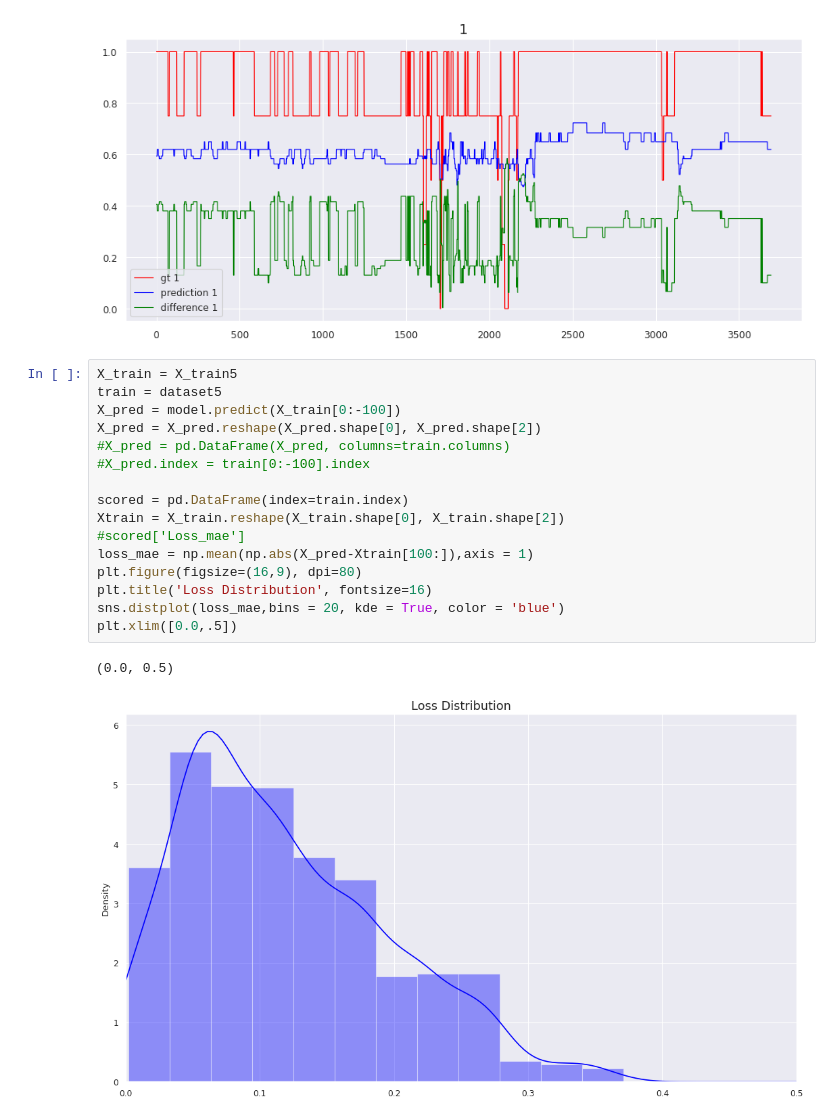
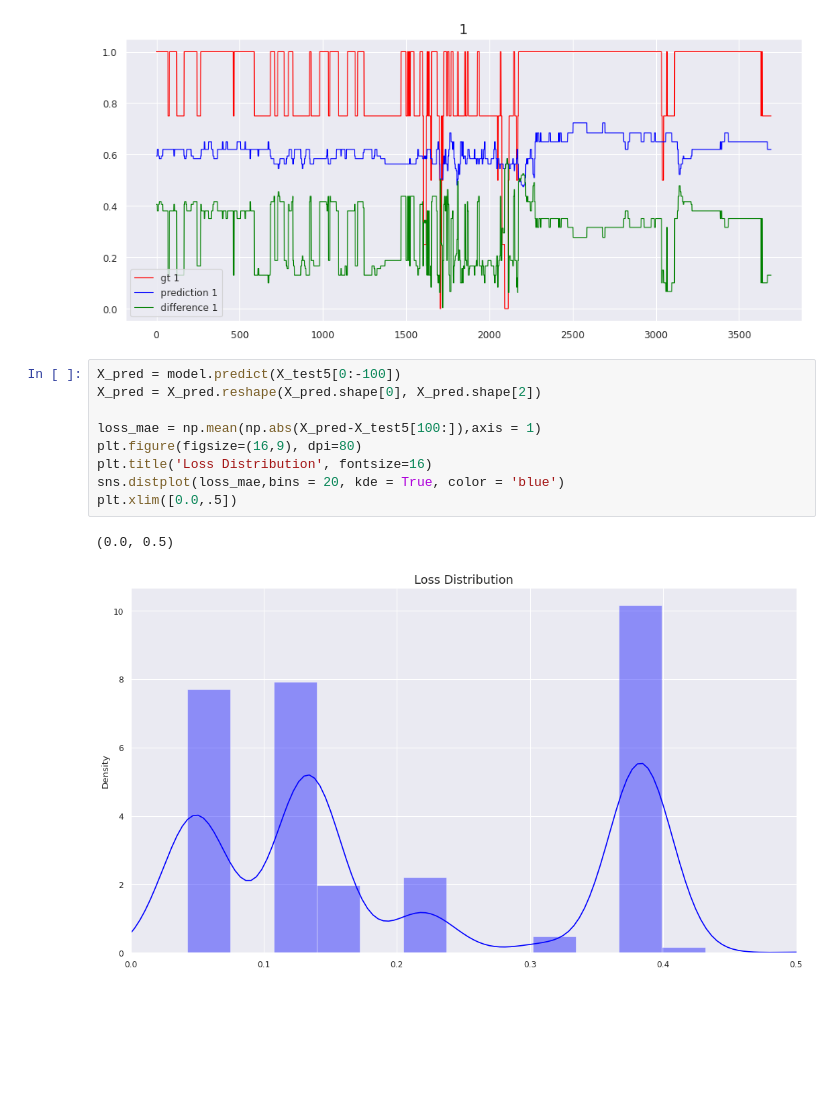
Before and after one commit to WilliamAshbee/AdvanceNetworkingAssignments, a Jupyter notebook: NetworkingProjectForecasting.ipynb, the cells around one changed output. Cells and saved outputs as stored; diff of their text form; blank space fills up the shorter version.

```diff
--- a/NetworkingProjectForecasting.ipynb
+++ b/NetworkingProjectForecasting.ipynb
@@ -656,21 +706,14 @@ for i in range(len(indexes)):
 [figure]
 [figure]
 # %%
-X_train = X_train5
-train = dataset5
-X_pred = model.predict(X_train[0:-100])
+X_pred = model.predict(X_test5[0:-100])
 X_pred = X_pred.reshape(X_pred.shape[0], X_pred.shape[2])
-#X_pred = pd.DataFrame(X_pred, columns=train.columns)
-#X_pred.index = train[0:-100].index
 
-scored = pd.DataFrame(index=train.index)
-Xtrain = X_train.reshape(X_train.shape[0], X_train.shape[2])
-#scored['Loss_mae']
-loss_mae = np.mean(np.abs(X_pred-Xtrain[100:]),axis = 1)
+loss_mae = np.mean(np.abs(X_pred-X_test5[100:]),axis = 1)
 plt.figure(figsize=(16,9), dpi=80)
 plt.title('Loss Distribution', fontsize=16)
 sns.distplot(loss_mae,bins = 20, kde = True, color = 'blue')
 plt.xlim([0.0,.5])
 # %% [output]
 (0.0, 0.5)
-[figure, old version]
+[figure, new version]
```
Also changed, not shown: parts of 12 cells of this notebook.
